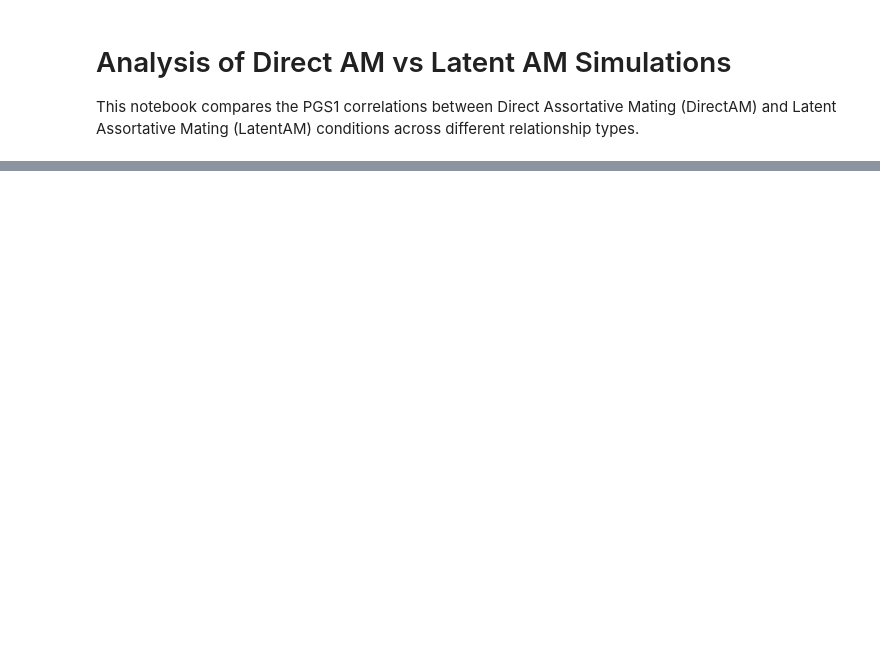
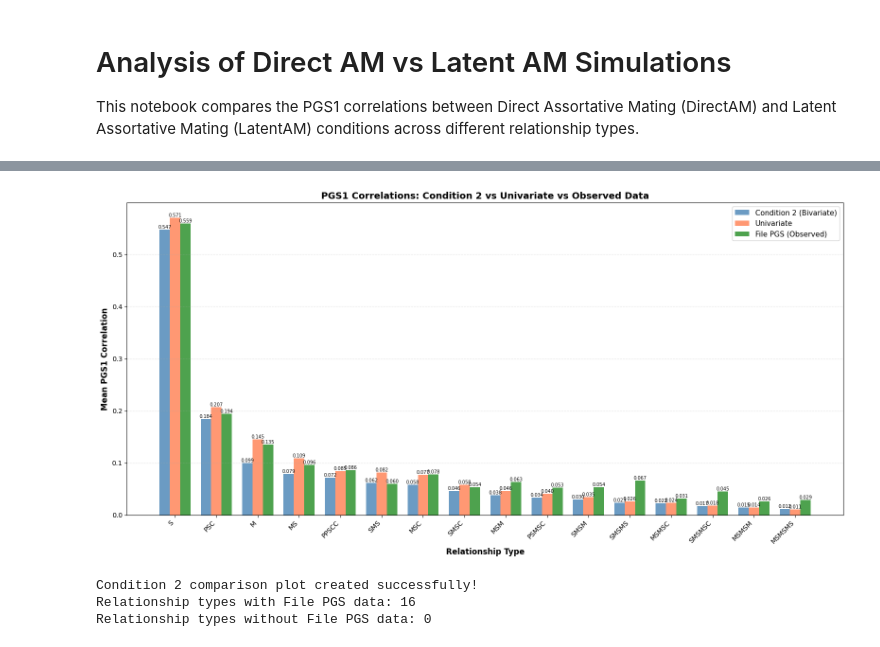
Before and after one commit to Xuanyu-Lyu/PGS_Cor_Relative, a Jupyter notebook: Scripts/RelativeCor/Analysis.ipynb, the cells around one changed output, grey strips where cells are left out. Cells and saved outputs as stored; diff of their text form; code cells hidden in the pictures; blank space fills up the shorter version.

```diff
--- a/Scripts/RelativeCor/Analysis.ipynb
+++ b/Scripts/RelativeCor/Analysis.ipynb
@@ -101,0 +168,47 @@ Plot created successfully!
+# %%
+# Create bar plot for Condition 2 comparison
+fig, ax = plt.subplots(figsize=(16, 8))
+
+# Set up bar positions
+x = np.arange(len(condition2_comparison))
+width = 0.25
+
+# Create bars
+bars1 = ax.bar(x - width, condition2_comparison['Condition 2 (Bivariate)'], width,
+               label='Condition 2 (Bivariate)', alpha=0.8, color='steelblue')
+bars2 = ax.bar(x, condition2_comparison['Univariate'], width,
+               label='Univariate', alpha=0.8, color='coral')
+bars3 = ax.bar(x + width, condition2_comparison['File PGS (Observed)'], width,
+               label='File PGS (Observed)', alpha=0.8, color='forestgreen')
+
+# Customize plot
+ax.set_xlabel('Relationship Type', fontsize=12, fontweight='bold')
+ax.set_ylabel('Mean PGS1 Correlation', fontsize=12, fontweight='bold')
+ax.set_title('PGS1 Correlations: Condition 2 vs Univariate vs Observed Data', fontsize=14, fontweight='bold')
+ax.set_xticks(x)
+ax.set_xticklabels(condition2_comparison.index, rotation=45, ha='right')
+ax.legend(fontsize=11)
+ax.grid(axis='y', alpha=0.3, linestyle='--')
+ax.axhline(y=0, color='black', linestyle='-', linewidth=0.5)
+
+# Add value labels on bars
+for bars in [bars1, bars2, bars3]:
+    for bar in bars:
+        height = bar.get_height()
+        if not np.isnan(height):  # Skip NaN values
+            ax.text(bar.get_x() + bar.get_width()/2., height,
+                    f'{height:.3f}',
+                    ha='center', va='bottom' if height > 0 else 'top',
+                    fontsize=7, rotation=0)
+
+plt.tight_layout()
+plt.show()
+
+print("\nCondition 2 comparison plot created successfully!")
+print(f"Relationship types with File PGS data: {condition2_comparison['File PGS (Observed)'].notna().sum()}")
+print(f"Relationship types without File PGS data: {condition2_comparison['File PGS (Observed)'].isna().sum()}")
+# %% [output]
+[figure, added]
+Condition 2 comparison plot created successfully!
+Relationship types with File PGS data: 16
+Relationship types without File PGS data: 0
```
Also changed, not shown: parts of 4 cells of this notebook, 14 other files.
